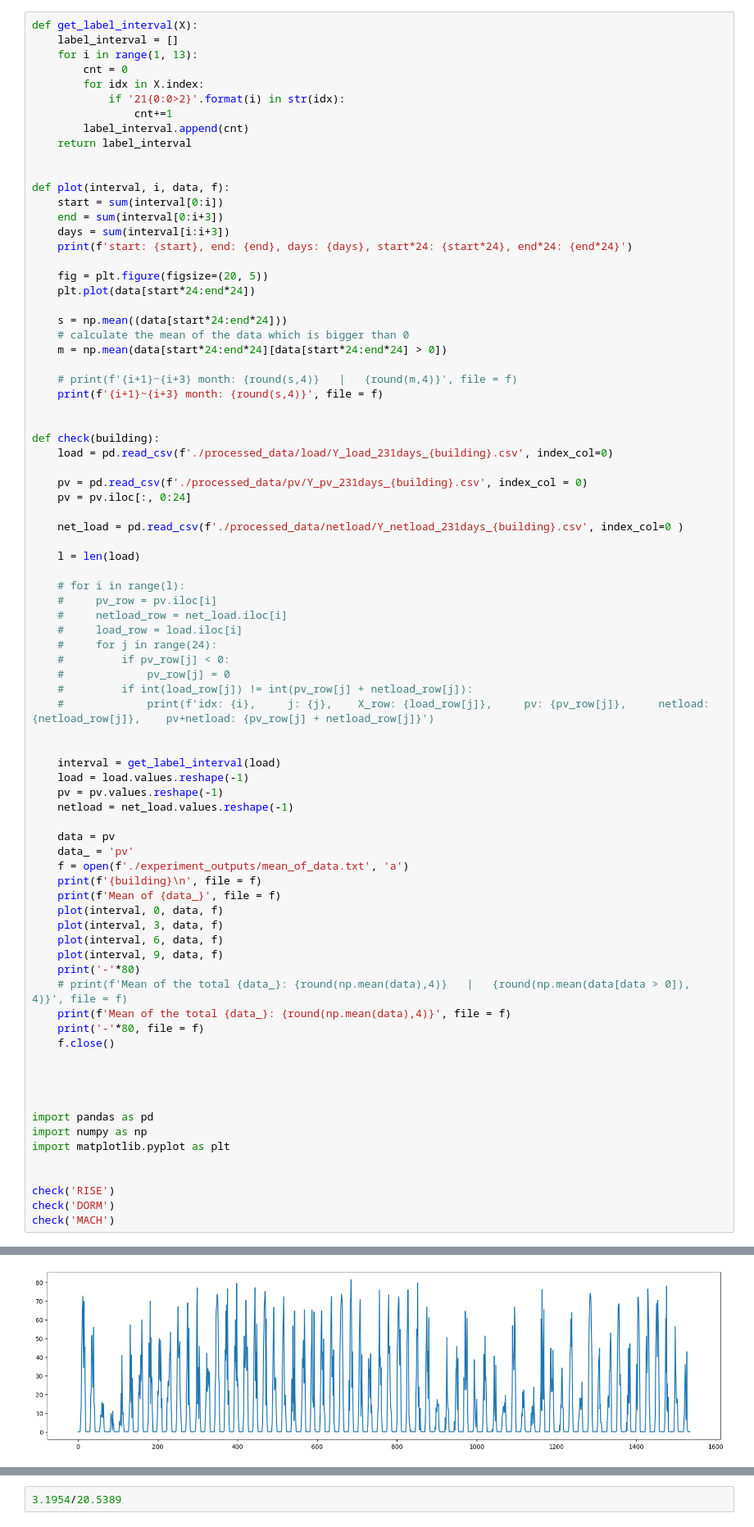
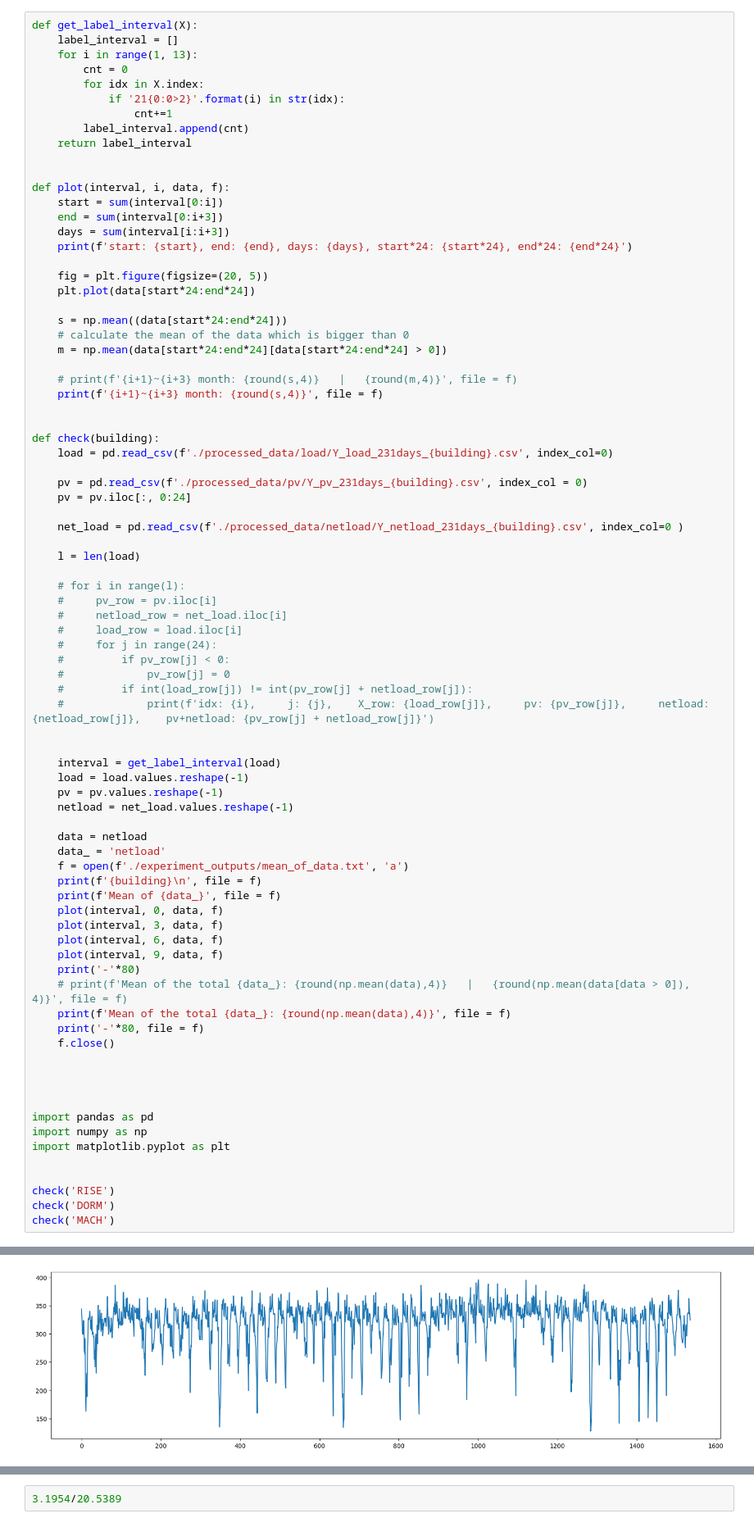
Before and after one commit to Ye-eun-Kim/IIS_net_load_forecast, a Jupyter notebook: test.ipynb, the cells around one changed output, grey strips where cells are left out. Shown: that part at 82% size. Cells and saved outputs as stored; diff of their text form.

```diff
--- a/test.ipynb
+++ b/test.ipynb
@@ -53,8 +53,8 @@ def check(building):
     pv = pv.values.reshape(-1)
     netload = net_load.values.reshape(-1)
 
-    data = pv
-    data_ = 'pv'
+    data = netload
+    data_ = 'netload'
     f = open(f'./experiment_outputs/mean_of_data.txt', 'a')
     print(f'{building}\n', file = f)
     print(f'Mean of {data_}', file = f)
@@ -108 +108 @@ start: 175, end: 231, days: 56, start*24: 4200, end*24: 5544
-[figure, old version]
+[figure, new version]
```
Also changed, not shown: parts of 1 cell of this notebook, 31 other files.
